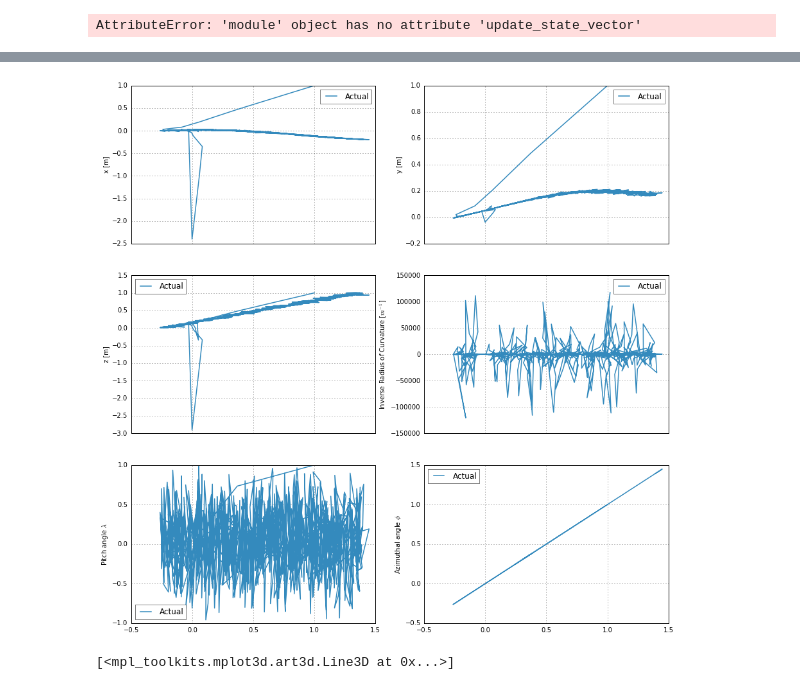
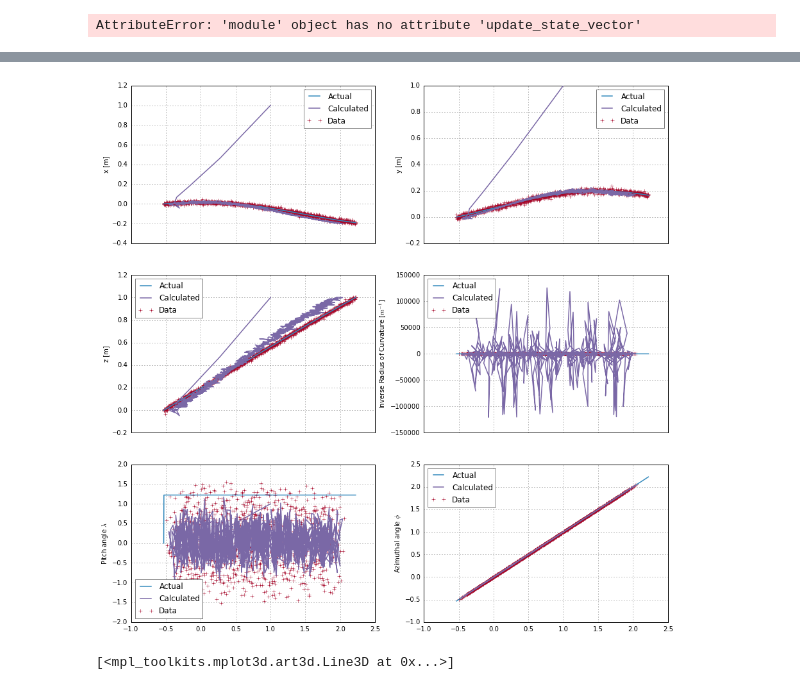
Before and after one commit to chchen123/pytpc, a Jupyter notebook: KalmanFilter.ipynb, the cells around one changed output, grey strips where cells are left out. Saved outputs shown, nothing was run; the diff lists cells and outputs as text; code cells hidden in the pictures.

Commit message:
Made some changes in the tracking notebook to make it work with the new files.

```diff
--- a/KalmanFilter.ipynb
+++ b/KalmanFilter.ipynb
@@ -116,7 +133,7 @@ kf = tr.track(meas)
 # %%
-state_vector_plots(kf.xhat)
+state_vector_plots(sv, kf.xhat, data=tracking.find_state_vector(meas)[0])
 # %% [output]
-[figure, old version]
+[figure, new version]
 # %%
 fig = plt.figure()
 ax = fig.add_subplot(111, projection='3d', axisbg='w')
```
Also changed, not shown: parts of 1 cell of this notebook, 1 other file.
